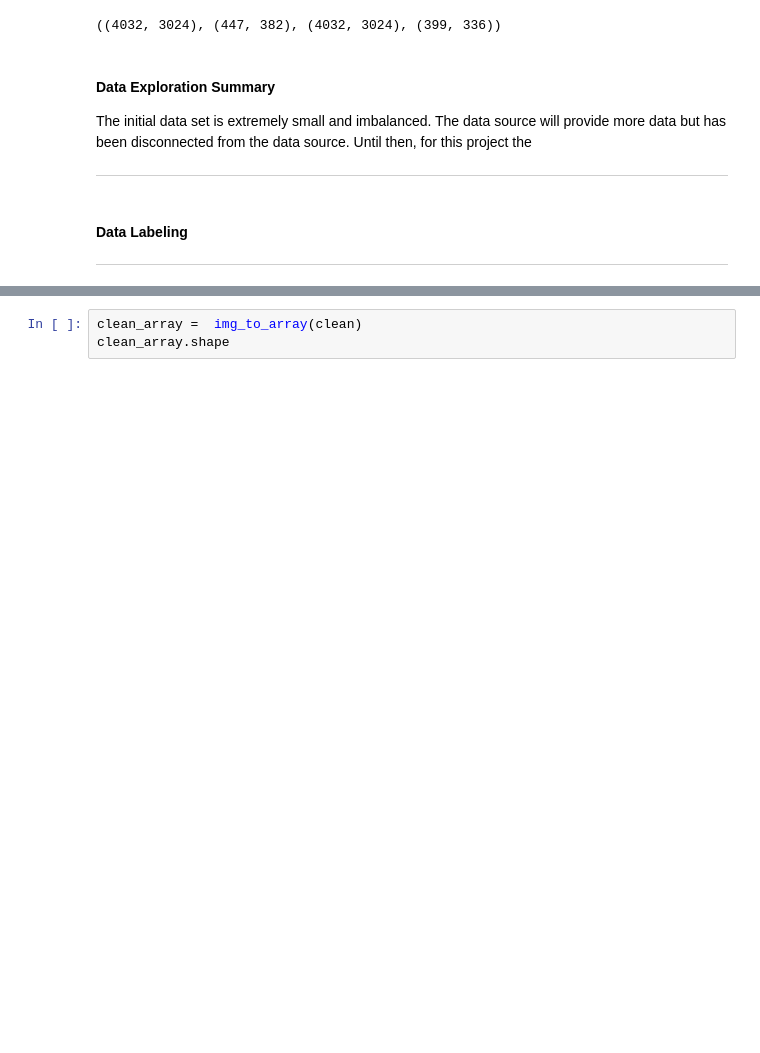
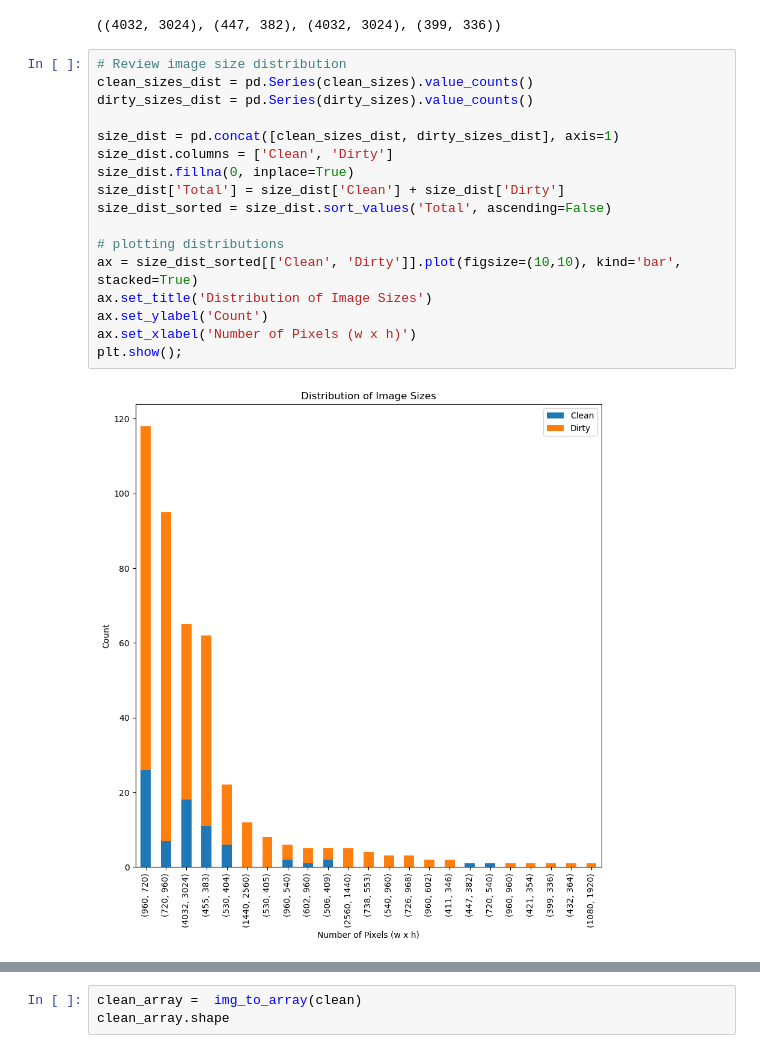
Before and after one commit to oshepad/cargo-holds-image-classification, a Jupyter notebook: code/01_Data.ipynb, the cells around one changed output, grey strips where cells are left out. Saved outputs shown, nothing was run; the diff lists cells and outputs as text; blank space fills up the shorter version.

```diff
--- a/code/01_Data.ipynb
+++ b/code/01_Data.ipynb
@@ -177,12 +190,23 @@ dirty_sizes = [load_img(os.path.join(dirty_path, i)).size for i in os.listdir(di
 max(clean_sizes), min(clean_sizes), max(dirty_sizes), min(dirty_sizes)
 # %% [output]
 ((4032, 3024), (447, 382), (4032, 3024), (399, 336))
-# %% [markdown]
-#### Data Exploration Summary
-
-The initial data set is extremely small and imbalanced.  The data source will provide more data but has been disconnected from the data source.  Until then, for this project the
-___
-# %% [markdown]
-#### Data Labeling
-____
+# %%
+# Review image size distribution
+clean_sizes_dist = pd.Series(clean_sizes).value_counts()
+dirty_sizes_dist = pd.Series(dirty_sizes).value_counts()
+
+size_dist = pd.concat([clean_sizes_dist, dirty_sizes_dist], axis=1)
+size_dist.columns = ['Clean', 'Dirty']
+size_dist.fillna(0, inplace=True)
+size_dist['Total'] = size_dist['Clean'] + size_dist['Dirty']
+size_dist_sorted = size_dist.sort_values('Total', ascending=False)
+
+# plotting distributions
+ax = size_dist_sorted[['Clean', 'Dirty']].plot(figsize=(10,10), kind='bar', stacked=True)
+ax.set_title('Distribution of Image Sizes')
+ax.set_ylabel('Count')
+ax.set_xlabel('Number of Pixels (w x h)')
+plt.show();
+# %% [output]
+[figure, added]
 # %% [markdown]
```
Also changed, not shown: parts of 18 cells of this notebook, 2 other files.
